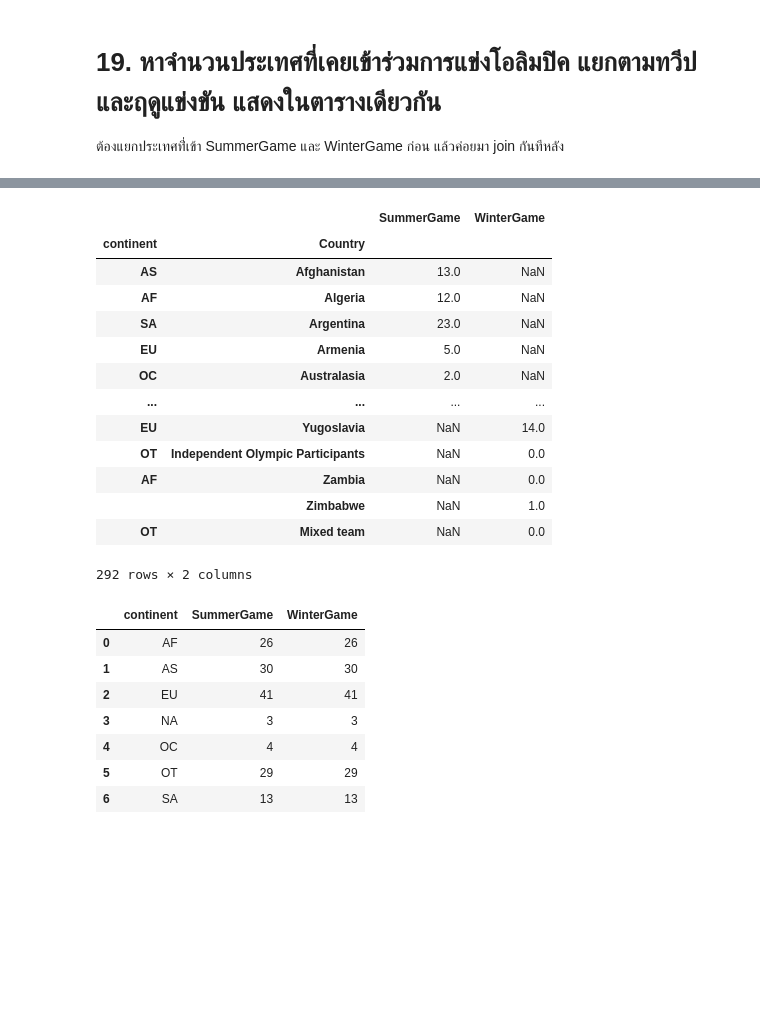
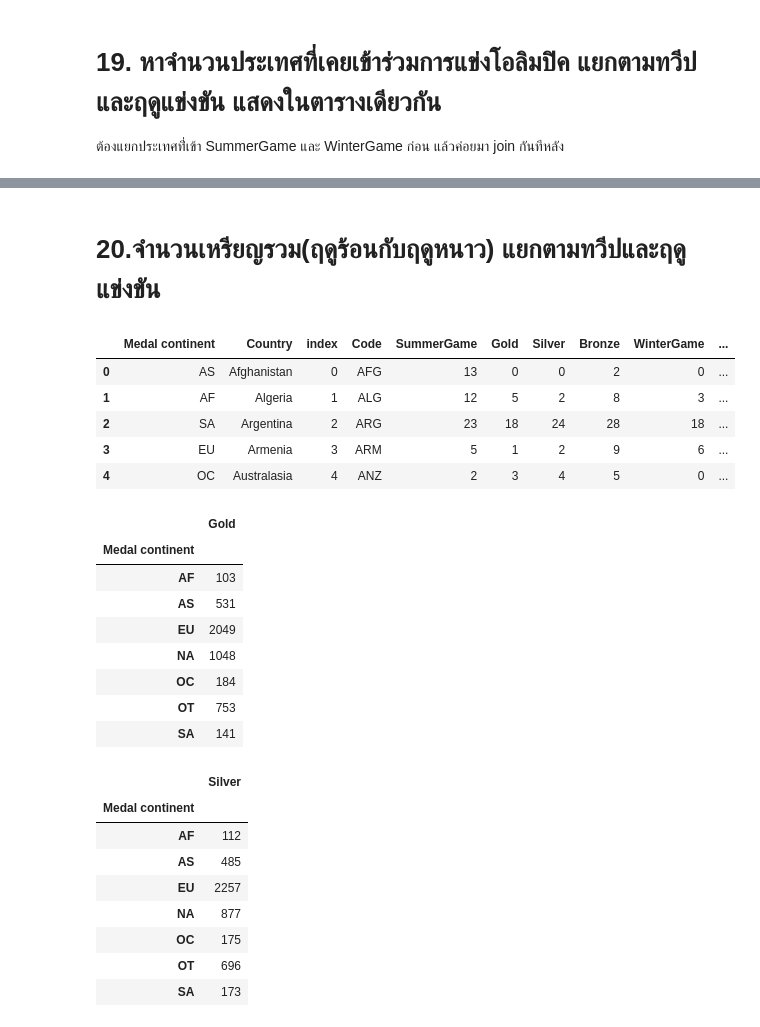
Before and after one commit to PNYWT/Python-For-Data-Science, a Jupyter notebook: Data Science with Big data/Homework/Homework Week 6.ipynb, the cells around one changed output, grey strips where cells are left out. Cells and saved outputs as stored; diff of their text form; code cells hidden in the pictures; blank space fills up the shorter version.

```diff
--- a/Data Science with Big data/Homework/Homework Week 6.ipynb
+++ b/Data Science with Big data/Homework/Homework Week 6.ipynb
@@ -550,28 +524,40 @@ df_JoinOly2.drop(df_JoinOly2[df_JoinOly2.WinterGame <= 0].index)
+# %% [markdown]
+# 20.จำนวนเหรียญรวม(ฤดูร้อนกับฤดูหนาว) แยกตามทวีปและฤดูแข่งขัน
 # %%
-test = pd.concat( [df_JoinOly, df_JoinOly2], join='outer' )
-test
+df_CoinTemp2 = df_Coin
+df_CoinTemp2 = df_CoinTemp2.rename(columns={'continent': 'Medal continent'})
+df_CoinTemp2 = df_CoinTemp2.rename(columns={'SummerBronze': 'Bronze', 'SummerGold': 'Gold', 'SummerSilver': 'Silver'})
+df_CoinTemp2.head()
 # %% [output]
-|  |  | SummerGame | WinterGame |
-| continent | Country |  |  |
-| AS | Afghanistan | 13.0 | NaN |
-| AF | Algeria | 12.0 | NaN |
-| SA | Argentina | 23.0 | NaN |
-| EU | Armenia | 5.0 | NaN |
-| OC | Australasia | 2.0 | NaN |
-| ... | ... | ... | ... |
-| EU | Yugoslavia | NaN | 14.0 |
-| OT | Independent Olympic Participants | NaN | 0.0 |
-| AF | Zambia | NaN | 0.0 |
-|  | Zimbabwe | NaN | 1.0 |
-| OT | Mixed team | NaN | 0.0 |
+|  | Medal continent | Country | index | Code | SummerGame | Gold | Silver | Bronze | WinterGame | ... |
+| 0 | AS | Afghanistan | 0 | AFG | 13 | 0 | 0 | 2 | 0 | ... |
+| 1 | AF | Algeria | 1 | ALG | 12 | 5 | 2 | 8 | 3 | ... |
+| 2 | SA | Argentina | 2 | ARG | 23 | 18 | 24 | 28 | 18 | ... |
+| 3 | EU | Armenia | 3 | ARM | 5 | 1 | 2 | 9 | 6 | ... |
+| 4 | OC | Australasia | 4 | ANZ | 2 | 3 | 4 | 5 | 0 | ... |
-292 rows × 2 columns
 # %%
+goldSummer = df_CoinTemp2.groupby(["Medal continent"]).Gold.sum()
+goldSummer.to_frame()
 # %% [output]
-|  | continent | SummerGame | WinterGame |
-| 0 | AF | 26 | 26 |
-| 1 | AS | 30 | 30 |
-| 2 | EU | 41 | 41 |
-| 3 | NA | 3 | 3 |
-| 4 | OC | 4 | 4 |
-| 5 | OT | 29 | 29 |
-| 6 | SA | 13 | 13 |
+|  | Gold |
+| Medal continent |  |
+| AF | 103 |
+| AS | 531 |
+| EU | 2049 |
+| NA | 1048 |
+| OC | 184 |
+| OT | 753 |
+| SA | 141 |
+# %%
+silverSummer = df_CoinTemp2.groupby(["Medal continent"]).Silver.sum()
+silverSummer.to_frame()
+# %% [output]
+|  | Silver |
+| Medal continent |  |
+| AF | 112 |
+| AS | 485 |
+| EU | 2257 |
+| NA | 877 |
+| OC | 175 |
+| OT | 696 |
+| SA | 173 |
```
Also changed, not shown: parts of 15 cells of this notebook, 2 other files.
